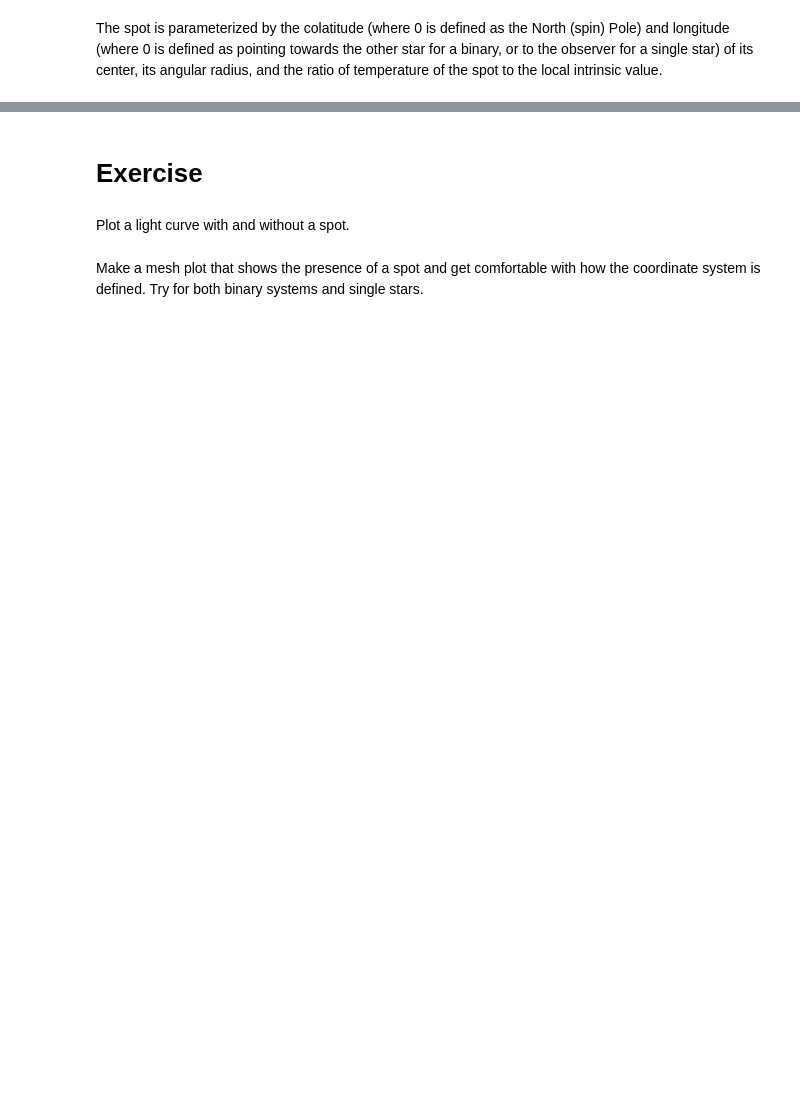
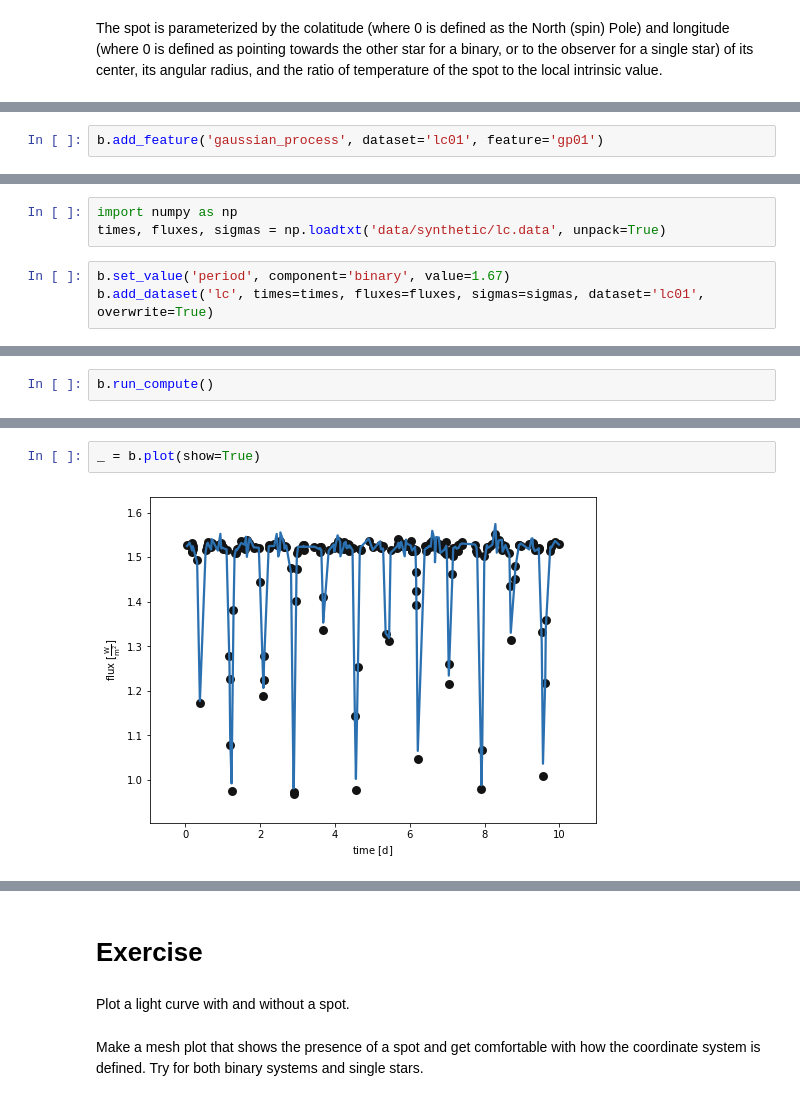
Before and after one commit to phoebe-project/phoebe2-workshop, a Jupyter notebook: Tutorial_06_features.ipynb, the cells around one changed output, grey strips where cells are left out. Drawn from its saved outputs; the diff is of its cells as text; blank space fills up the shorter version.

```diff
--- a/Tutorial_06_features.ipynb
+++ b/Tutorial_06_features.ipynb
@@ -32,0 +54,2 @@ The spot is parameterized by the colatitude (where 0 is defined as the North (sp
+# %%
+b.add_feature('gaussian_process', dataset='lc01', feature='gp01')
@@ -32,0 +77,6 @@ The spot is parameterized by the colatitude (where 0 is defined as the North (sp
+# %%
+import numpy as np
+times, fluxes, sigmas = np.loadtxt('data/synthetic/lc.data', unpack=True)
+# %%
+b.set_value('period', component='binary', value=1.67)
+b.add_dataset('lc', times=times, fluxes=fluxes, sigmas=sigmas, dataset='lc01', overwrite=True)
@@ -32,0 +89,2 @@ The spot is parameterized by the colatitude (where 0 is defined as the North (sp
+# %%
+b.run_compute()
@@ -32,0 +110,4 @@ The spot is parameterized by the colatitude (where 0 is defined as the North (sp
+# %%
+_ = b.plot(show=True)
+# %% [output]
+[figure, added]
```
Also changed, not shown: parts of 21 cells of this notebook, 1 other file.
